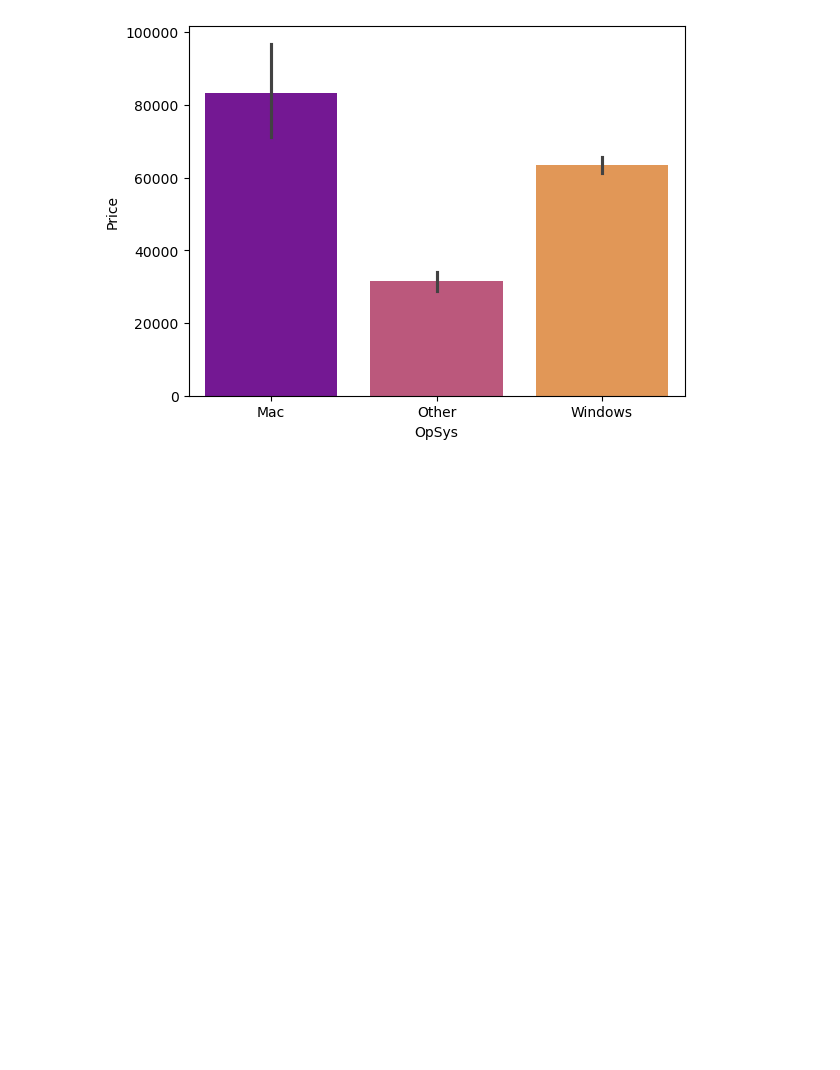
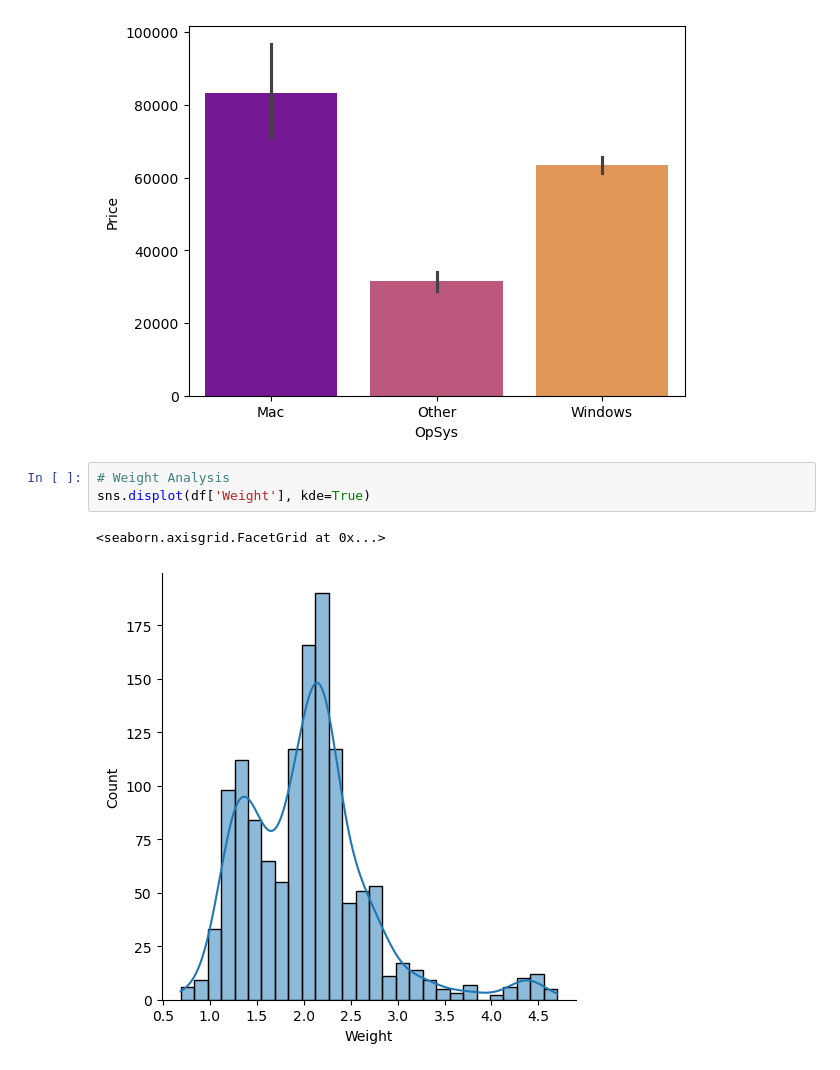
Before and after one commit to devloopcode/laptop_price_predictor, a Jupyter notebook: laptop_price_predicted.ipynb, the cells around one changed output. Drawn from its saved outputs; the diff is of its cells as text; blank space fills up the shorter version.

Commit message:
weight analysis

```diff
--- a/laptop_price_predicted.ipynb
+++ b/laptop_price_predicted.ipynb
@@ -826,3 +826,9 @@ sns.barplot(x='OpSys', y=TARGET_COL, data=df, hue='OpSys', palette='plasma')
 # %% [output]
 <Axes: xlabel='OpSys', ylabel='Price'>
 [figure]
+# %%
+# Weight Analysis
+sns.displot(df['Weight'], kde=True)
+# %% [output]
+<seaborn.axisgrid.FacetGrid at 0x...>
+[figure, added]
```
Also changed, not shown: parts of 1 cell of this notebook.
